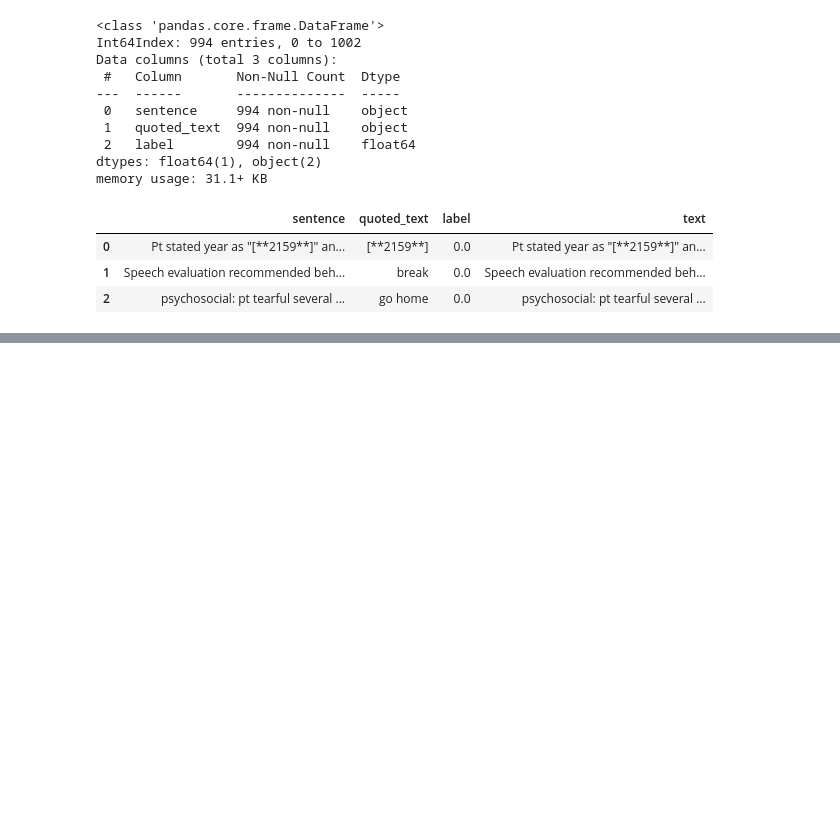
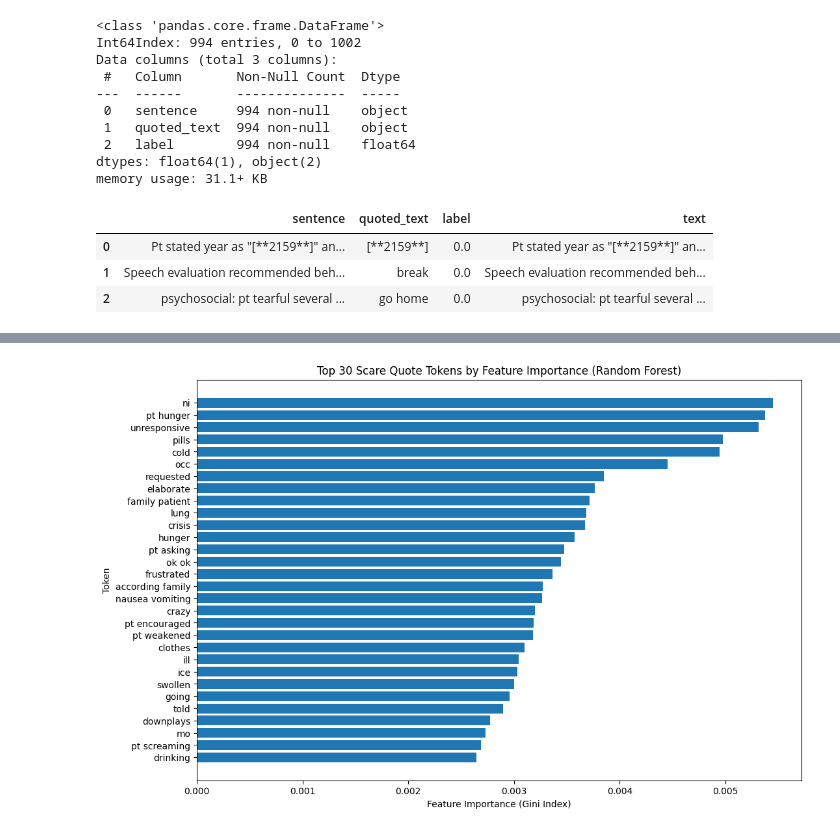
Before and after one commit to drew-walkerr/Diss_Detecting_Provider_Bias, a Jupyter notebook: scare_quote_rf_svm_classifiers.ipynb, the cells around one changed output, grey strips where cells are left out. Saved outputs shown, nothing was run; the diff lists cells and outputs as text; code cells hidden in the pictures; blank space fills up the shorter version.

Commit message:
Finished grid search of log reg, rf, nb, plus importance visualizations

```diff
--- a/scare_quote_rf_svm_classifiers.ipynb
+++ b/scare_quote_rf_svm_classifiers.ipynb
@@ -287,0 +350,29 @@ weighted avg       0.63      0.78      0.70       198
+# %%
+import matplotlib.pyplot as plt
+import numpy as np
+
+# Get feature importances from the best Random Forest model
+feature_importances = best_rf_model.feature_importances_
+
+# Get the names of the features (tokens)
+feature_names = np.array(vect.get_feature_names_out())
+
+# Sort feature importances in descending order
+sorted_indices = np.argsort(feature_importances)[::-1]
+
+# Get the top 35 tokens and their importances
+top_tokens = feature_names[sorted_indices][:30]
+top_importances = feature_importances[sorted_indices][:30]
+
+# Create a bar chart
+plt.figure(figsize=(12, 8))
+plt.barh(range(len(top_tokens)), top_importances, align='center')
+plt.yticks(range(len(top_tokens)), top_tokens)
+plt.xlabel('Feature Importance (Gini Index)')
+plt.ylabel('Token')
+plt.title('Top 30 Scare Quote Tokens by Feature Importance (Random Forest)')
+plt.gca().invert_yaxis()  # Invert y-axis to show the most important tokens at the top
+plt.savefig("scare_quote_feature_importance_plot.png", bbox_inches='tight')  # Save the figure before showing it
+plt.show()
+# %% [output]
+[figure, added]
```
Also changed, not shown: parts of 4 cells of this notebook.
